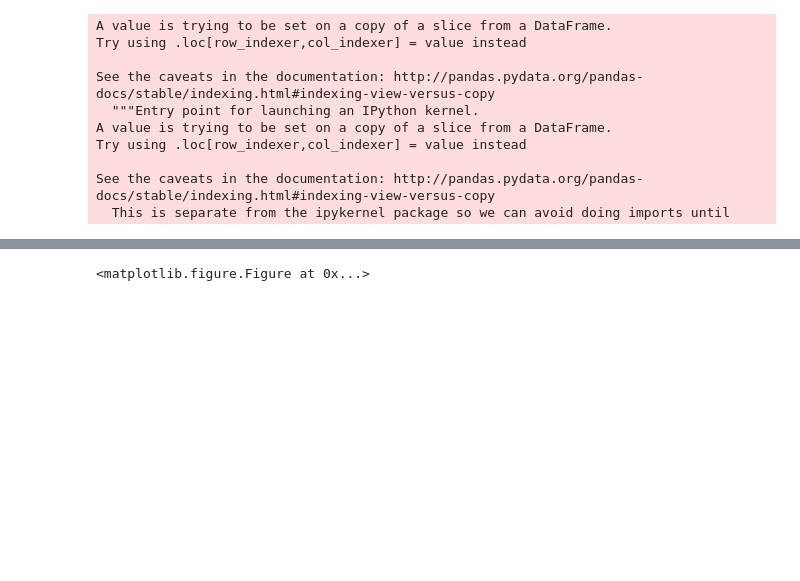
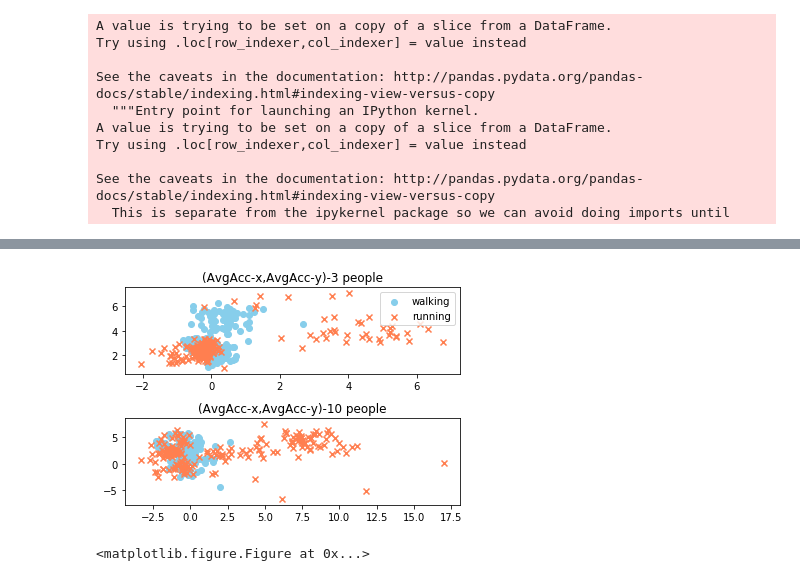
Before and after one commit to bkommineni/Activity-Recognition-Using-Sensordata, a Jupyter notebook: NeuronBinaryClassification/Jupyter_Notebook/Perceptron_3_train_10_val.ipynb, the cells around one changed output, grey strips where cells are left out. Drawn from its saved outputs; the diff is of its cells as text; code cells hidden in the pictures; blank space fills up the shorter version.

```diff
--- a/NeuronBinaryClassification/Jupyter_Notebook/Perceptron_3_train_10_val.ipynb
+++ b/NeuronBinaryClassification/Jupyter_Notebook/Perceptron_3_train_10_val.ipynb
@@ -102,28 +100,30 @@ plt.show()
 # %%
 #walking and running data points for training set(3 people data)
 plt.subplot(2,1,1)
 walk_points = perceptron_train.loc[perceptron_train['Label'] == 'walking']
 run_points = perceptron_train.loc[perceptron_train['Label'] == 'running']
 plt.scatter(walk_points['AvgAcc-x'],walk_points['AvgAcc-y'],color='skyblue'
             ,marker='o',edgecolors=None)
 plt.scatter(run_points['AvgAcc-x'],run_points['AvgAcc-y'],color='coral'
             ,marker='x',edgecolors=None)
+plt.legend(['walking','running'],loc='upper right')
 plt.title("(AvgAcc-x,AvgAcc-y)-3 people")
-plt.legend(loc='upper right')
+# plt.xticks(1)
 
 #walking and running data points for test set(10 people data)
 plt.subplot(2,1,2)
 walk_points_test = perceptron_unique_test.loc[perceptron_unique_test['Label'] == 'walking']
 run_points_test = perceptron_unique_test.loc[perceptron_unique_test['Label'] == 'running']
 plt.scatter(walk_points_test['AvgAcc-x'],walk_points_test['AvgAcc-y'],color='skyblue'
             ,marker='o',edgecolors=None)
 plt.scatter(run_points_test['AvgAcc-x'],run_points_test['AvgAcc-y'],color='coral'
             ,marker='x',edgecolors=None)
 plt.title("(AvgAcc-x,AvgAcc-y)-10 people")
-
 plt.subplots_adjust(hspace=0.5)
-# plt.show()
-plt.savefig('./image/scatter_pc_train_3_val_10.png',dpi=1000)
+plt.show()
+# plt.savefig('./image/scatter_pc_train_3_val_10.png',dpi=1000)
+# %% [output]
+[figure, added]
 # %%
 frame = perceptron_test.loc[:,['AvgAcc-y','TimeDiffPeaks-y']]
 test=scatter_matrix(frame,color='g')
```
Also changed, not shown: parts of 7 cells of this notebook, 4 other files.
